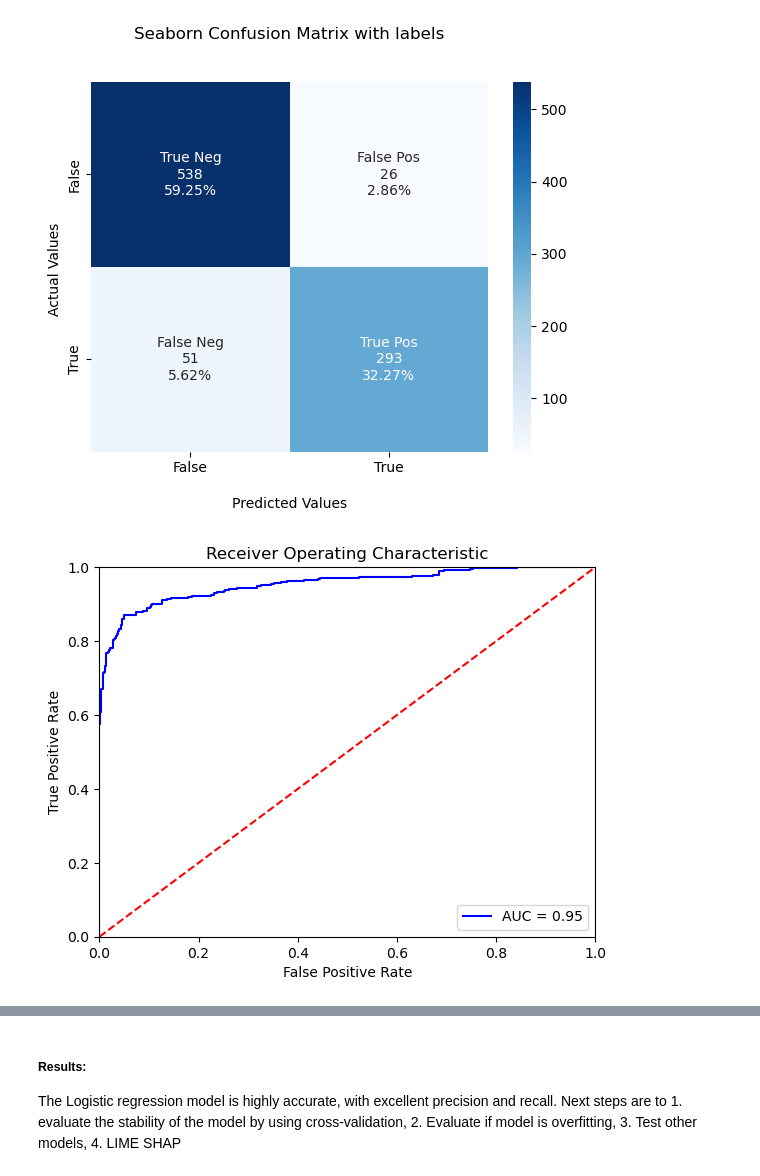
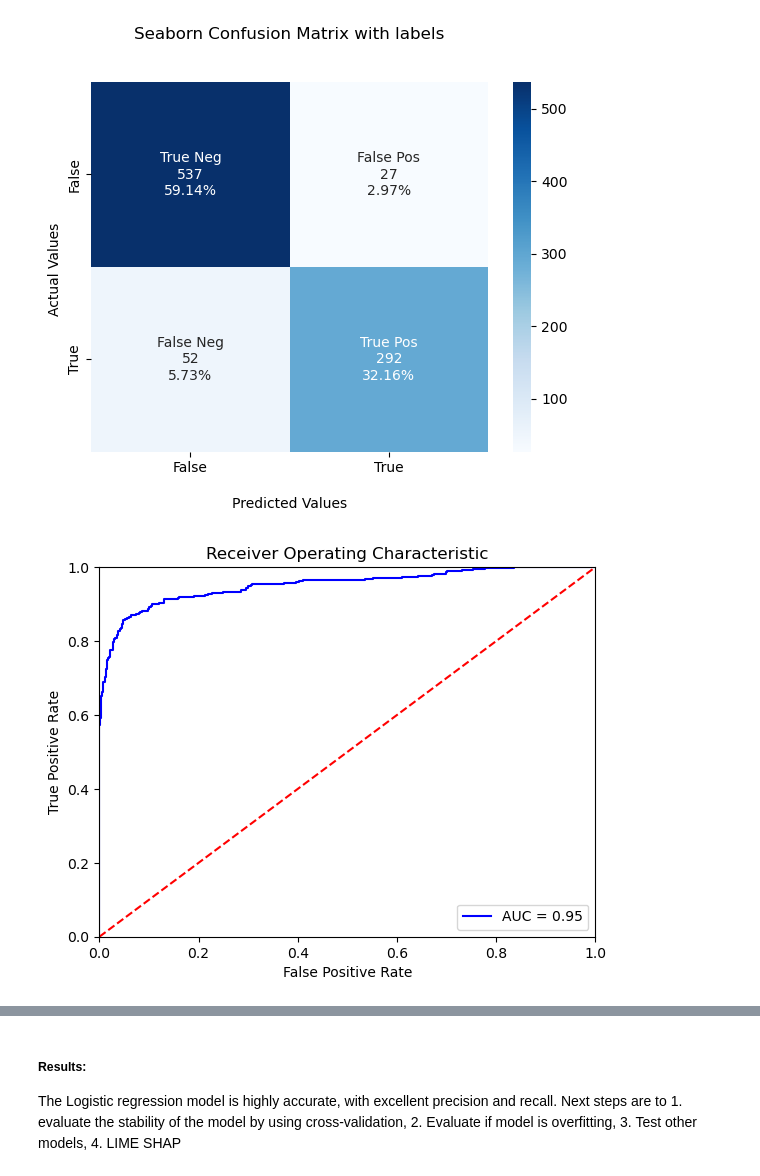
Before and after one commit to Kevin-Kwasnik/student-dropout-prediction, a Jupyter notebook: 4.Modeling/Modeling.ipynb, the cells around one changed output, grey strips where cells are left out. Saved outputs shown, nothing was run; the diff lists cells and outputs as text; code cells hidden in the pictures.

Commit message:
Odds Ratio in Original Scale defined for LR model

```diff
--- a/4.Modeling/Modeling.ipynb
+++ b/4.Modeling/Modeling.ipynb
@@ -43,7 +29,7 @@ dummy_clf.score(X_test, y_test)
 # %% [markdown]
 II. Logistic Regression
 # %%
-logreg = LogisticRegression(random_state=42, max_iter=1000)
 
-logreg.fit(X_train, y_train)
-y_pred = logreg.predict(X_test)
+pipe = make_pipeline(StandardScaler(), LogisticRegression(random_state=42))
+pipe.fit(X_train, y_train)
+pipe.score(X_test, y_test)
@@ -99,21 +88,21 @@ plt.show()
 # %%
 
 # calculate the fpr and tpr for all thresholds of the classification
-probs = logreg.predict_proba(X_test)
+probs = pipe.predict_proba(X_test)
 preds = probs[:,1]
 fpr, tpr, threshold = roc_curve(y_test, preds)
 roc_auc = auc(fpr, tpr)
 
 # method I: plt
 import matplotlib.pyplot as plt
 plt.title('Receiver Operating Characteristic')
 plt.plot(fpr, tpr, 'b', label = 'AUC = %0.2f' % roc_auc)
 plt.legend(loc = 'lower right')
 plt.plot([0, 1], [0, 1],'r--')
 plt.xlim([0, 1])
 plt.ylim([0, 1])
 plt.ylabel('True Positive Rate')
 plt.xlabel('False Positive Rate')
 plt.show()
 # %% [output]
-[figure, old version]
+[figure, new version]
```
Also changed, not shown: parts of 24 cells of this notebook, 6 other files.
